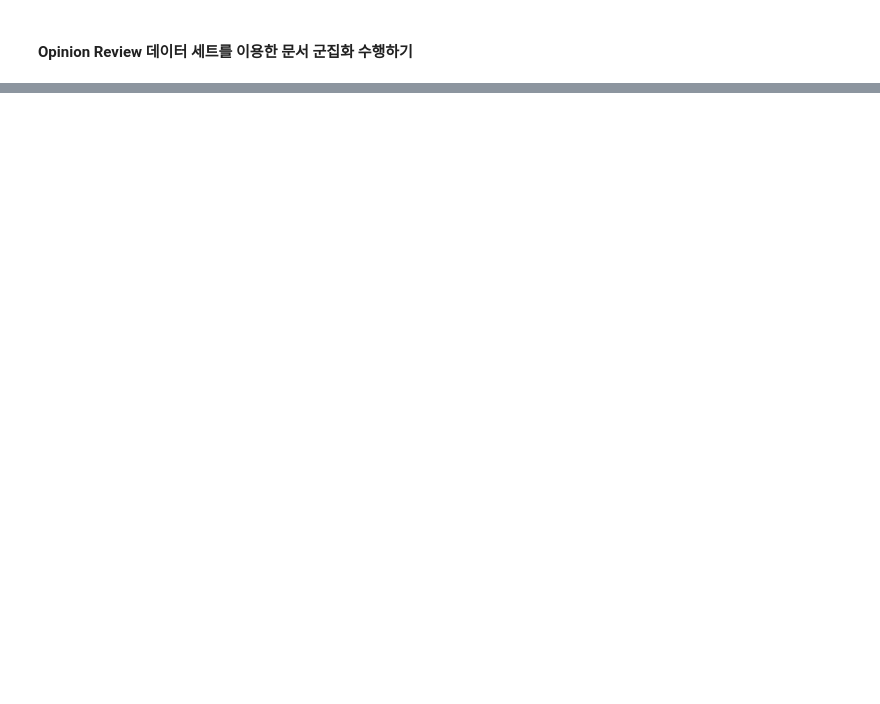
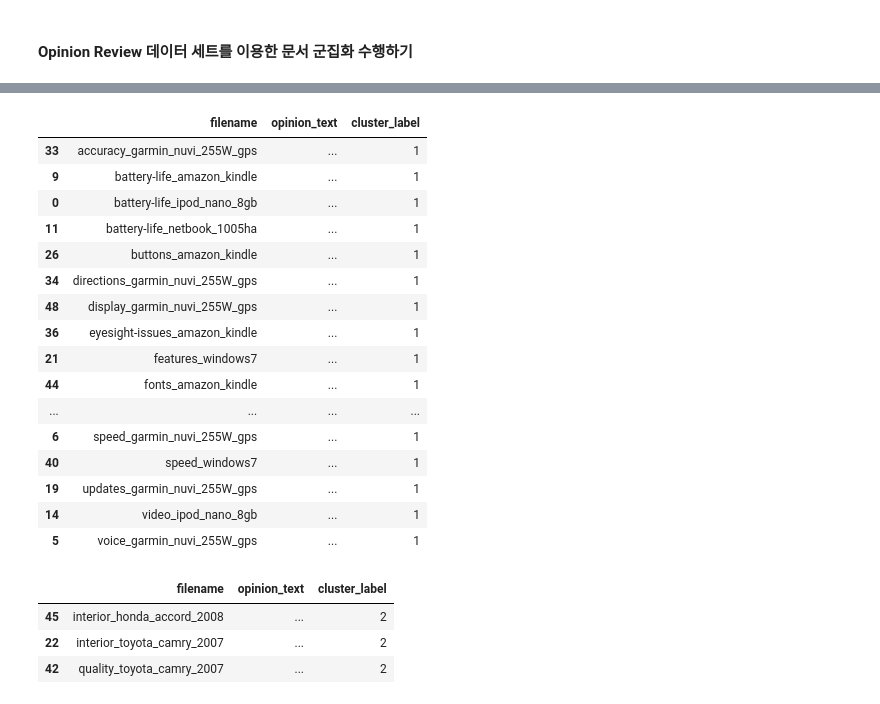
Before and after one commit to SongBeom00/ML, a Jupyter notebook: perfect_guide/8장/8.7 문서 군집화 소개와 실습(Opinion Review 데이터 세트).ipynb, the cells around one changed output, grey strips where cells are left out. Cells and saved outputs as stored; diff of their text form; code cells hidden in the pictures; blank space fills up the shorter version.

Commit message:
:sparkles: document clustering, cosine similarity

```diff
--- a/perfect_guide/8장/8.7 문서 군집화 소개와 실습(Opinion Review 데이터 세트).ipynb
+++ b/perfect_guide/8장/8.7 문서 군집화 소개와 실습(Opinion Review 데이터 세트).ipynb
@@ -58,0 +77,8 @@ feature_vect.shape
+# %%
+from sklearn.cluster import KMeans
+
+# 5개 집합으로 군집화 수행
+km_cluster = KMeans(n_clusters=5, max_iter=10000, random_state=0)
+km_cluster.fit(feature_vect)
+cluster_label = km_cluster.labels_
+cluster_center = km_cluster.cluster_centers_
@@ -58,0 +91,3 @@ feature_vect.shape
+# %%
+document_df['cluster_label'] = cluster_label
+document_df.head()
@@ -58,0 +113,27 @@ feature_vect.shape
+# %%
+document_df[document_df['cluster_label'] == 1].sort_values(by='filename')
+# %% [output]
+|  | filename | opinion_text | cluster_label |
+| 33 | accuracy_garmin_nuvi_255W_gps | ... | 1 |
+| 9 | battery-life_amazon_kindle | ... | 1 |
+| 0 | battery-life_ipod_nano_8gb | ... | 1 |
+| 11 | battery-life_netbook_1005ha | ... | 1 |
+| 26 | buttons_amazon_kindle | ... | 1 |
+| 34 | directions_garmin_nuvi_255W_gps | ... | 1 |
+| 48 | display_garmin_nuvi_255W_gps | ... | 1 |
+| 36 | eyesight-issues_amazon_kindle | ... | 1 |
+| 21 | features_windows7 | ... | 1 |
+| 44 | fonts_amazon_kindle | ... | 1 |
+| ... | ... | ... | ... |
+| 6 | speed_garmin_nuvi_255W_gps | ... | 1 |
+| 40 | speed_windows7 | ... | 1 |
+| 19 | updates_garmin_nuvi_255W_gps | ... | 1 |
+| 14 | video_ipod_nano_8gb | ... | 1 |
+| 5 | voice_garmin_nuvi_255W_gps | ... | 1 |
+# %%
+document_df[document_df['cluster_label'] == 2].sort_values(by='filename')
+# %% [output]
+|  | filename | opinion_text | cluster_label |
+| 45 | interior_honda_accord_2008 | ... | 2 |
+| 22 | interior_toyota_camry_2007 | ... | 2 |
+| 42 | quality_toyota_camry_2007 | ... | 2 |
```
Also changed, not shown: parts of 16 cells of this notebook, 1 other file.
